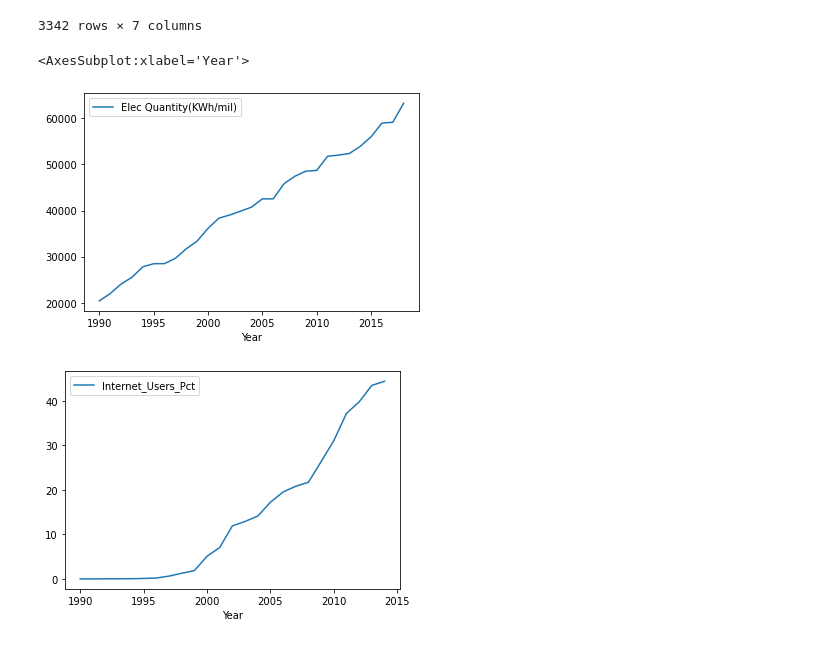
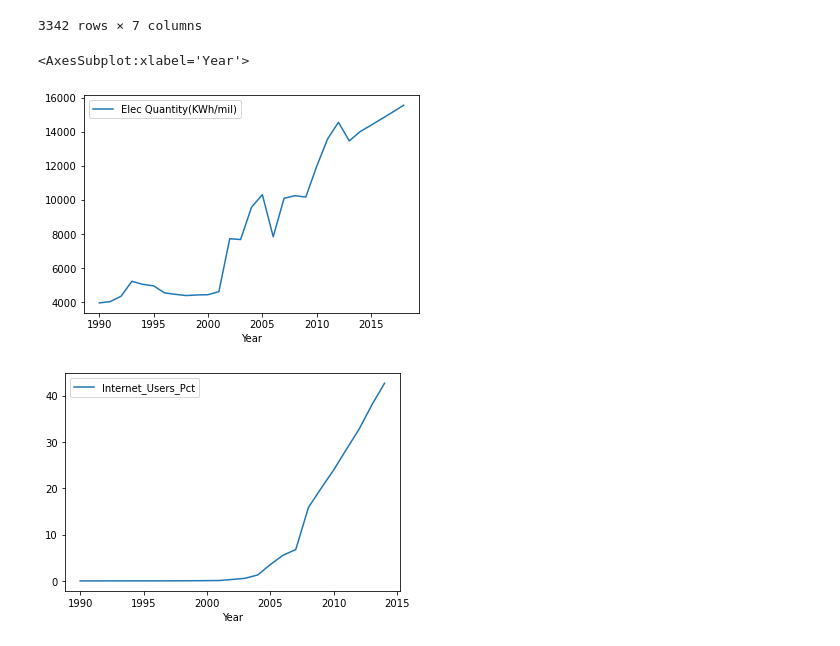
Before and after one commit to nss-data-science-cohort-5/un_exploration-CReihsmann, a Jupyter notebook: notebooks/un-exploration/Project1_Personal.ipynb, the cells around one changed output. Drawn from its saved outputs; the diff is of its cells as text; code cells hidden in the pictures.

Commit message:
Trying out graphs

```diff
--- a/notebooks/un-exploration/Project1_Personal.ipynb
+++ b/notebooks/un-exploration/Project1_Personal.ipynb
@@ -66,9 +67,9 @@ gdp_internet_elec
 | 3341 | 3709 | Zimbabwe | 1990 | 3324.348171 | Africa | 0.000000 | 1528.0 |
 3342 rows × 7 columns
 # %%
-elec_use[elec_use["Country"].isin(["Mexico"])].pivot_table(values="Elec Quantity(KWh/mil)",index=["Year"]).plot()
-gdp_and_internet_use[gdp_and_internet_use["Country"].isin(["Mexico"])].pivot_table(values="Internet_Users_Pct",index=["Year"]).plot()
+elec_use[elec_use["Country"].isin(["Nigeria"])].pivot_table(values="Elec Quantity(KWh/mil)",index=["Year"]).plot()
+gdp_and_internet_use[gdp_and_internet_use["Country"].isin(["Nigeria"])].pivot_table(values="Internet_Users_Pct",index=["Year"]).plot()
 # %% [output]
 <AxesSubplot:xlabel='Year'>
-[figure, old version]
+[figure, new version]
-[figure, old version]
+[figure, new version]
```
Also changed, not shown: parts of 11 cells of this notebook.
